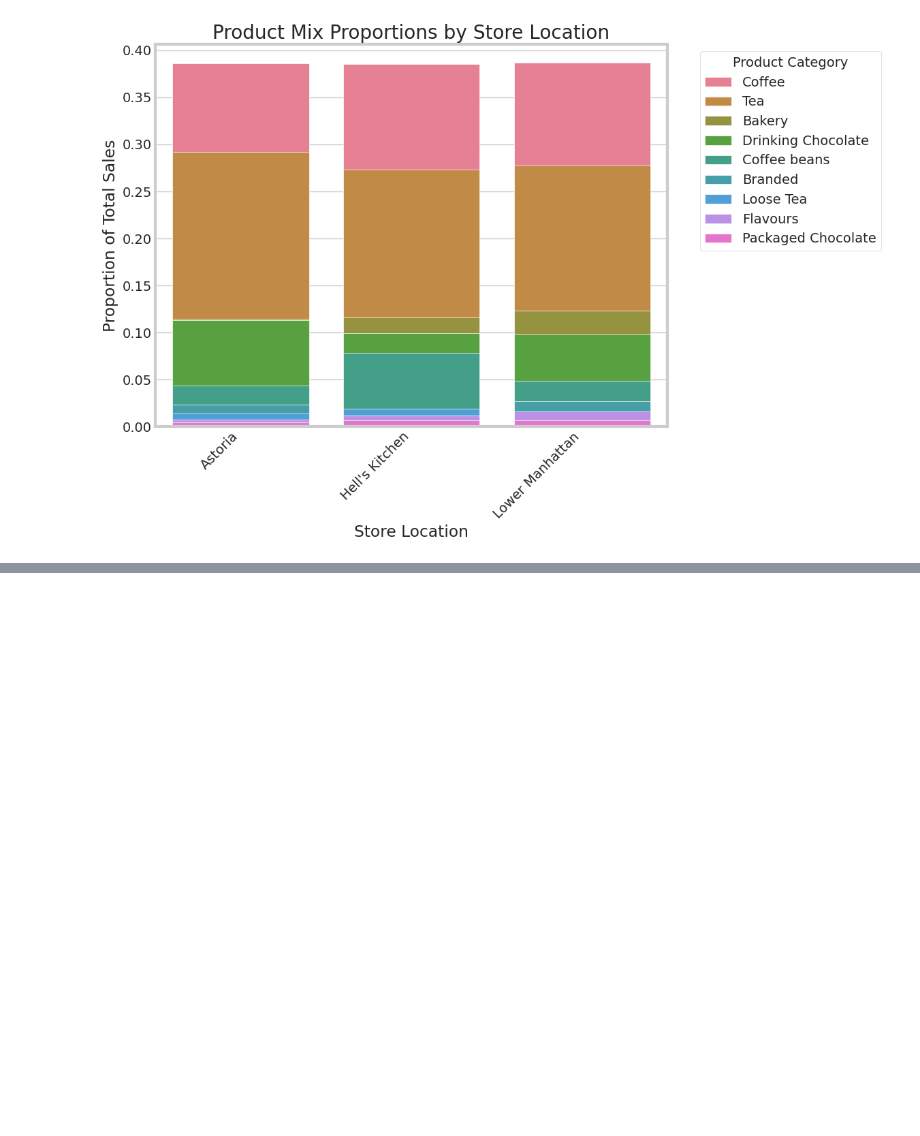
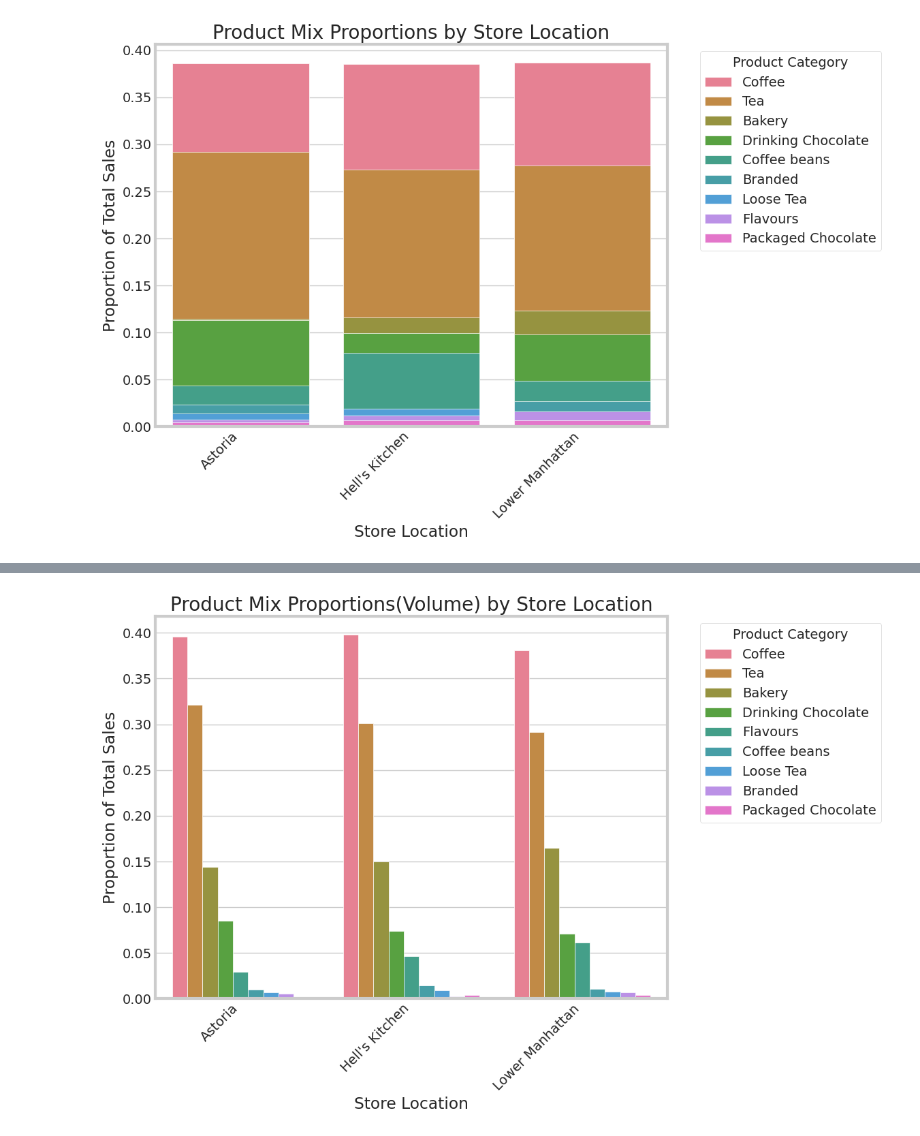
Before and after one commit to Lau-Jr/data-analysis-nmaist, a Jupyter notebook: EDA_Fundamentals_Assignment.ipynb, the cells around one changed output, grey strips where cells are left out. Drawn from its saved outputs; the diff is of its cells as text; code cells hidden in the pictures; blank space fills up the shorter version.

```diff
--- a/EDA_Fundamentals_Assignment.ipynb
+++ b/EDA_Fundamentals_Assignment.ipynb
@@ -1710,3 +1710,10 @@ plt.tight_layout()
 plt.show()
 # %% [output]
 [figure]
+# %%
+category_volume_by_store = sales_df.groupby(['store_location', 'product_category'])['transaction_id'].count().reset_index()
+total_volume_by_store = sales_df.groupby('store_location')['transaction_id'].count().reset_index(name='store_total_volume')
+product_mix_proportions = pd.merge(category_volume_by_store, total_volume_by_store, on='store_location')
+product_mix_proportions['proportion'] = product_mix_proportions['transaction_id'] / product_mix_proportions['store_total_volume']
+product_mix_proportions_sorted = product_mix_proportions.sort_values(by=['store_location', 'proportion'], ascending=[True, False])
+# product_mix_proportions_sorted
@@ -1712,0 +1738,12 @@ plt.show()
+# %%
+plt.figure(figsize=(12, 8))
+sns.barplot(x='store_location', y='proportion', hue='product_category', data=product_mix_proportions_sorted)
+plt.title('Product Mix Proportions(Volume) by Store Location')
+plt.xlabel('Store Location')
+plt.ylabel('Proportion of Total Sales')
+plt.xticks(rotation=45, ha='right')
+plt.legend(title='Product Category', bbox_to_anchor=(1.05, 1), loc='upper left')
+plt.tight_layout()
+plt.show()
+# %% [output]
+[figure, added]
```
Also changed, not shown: parts of 5 cells of this notebook.
